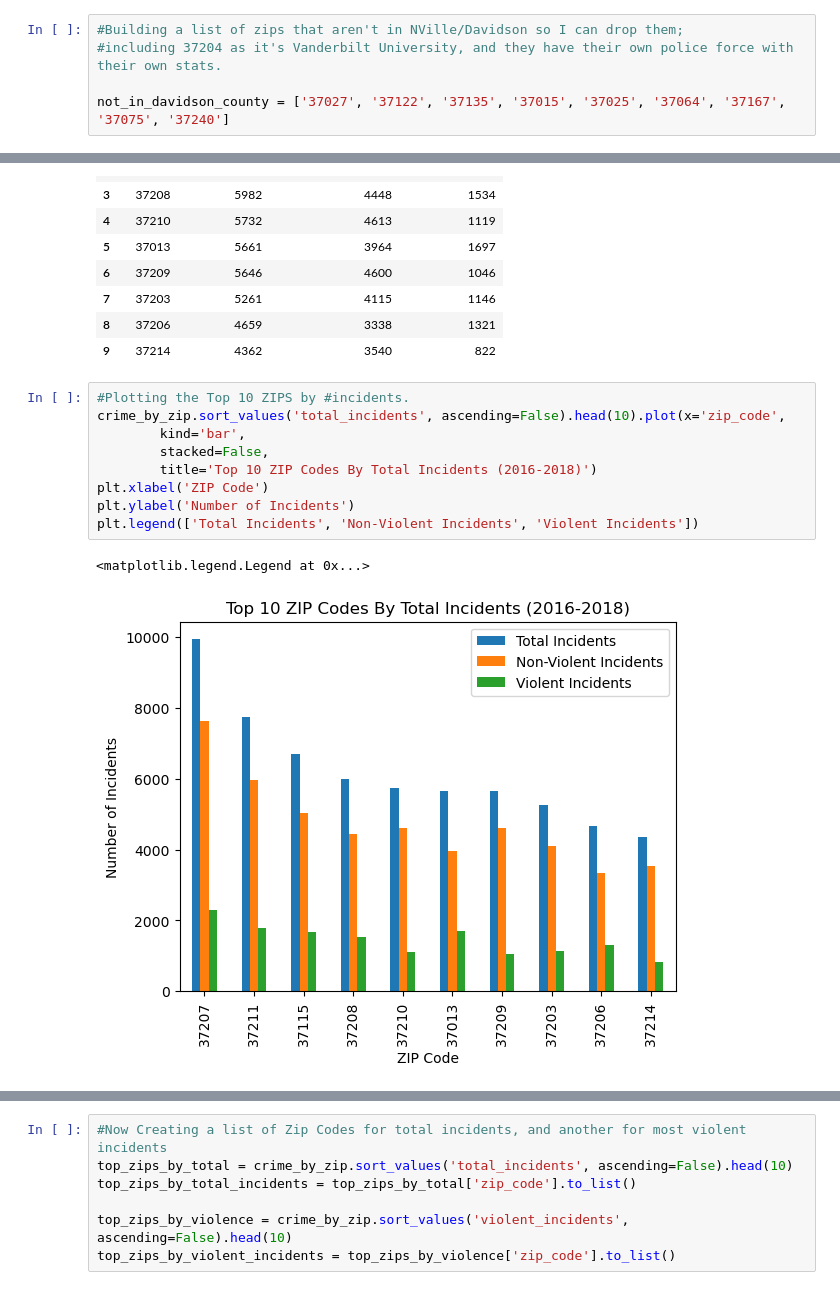
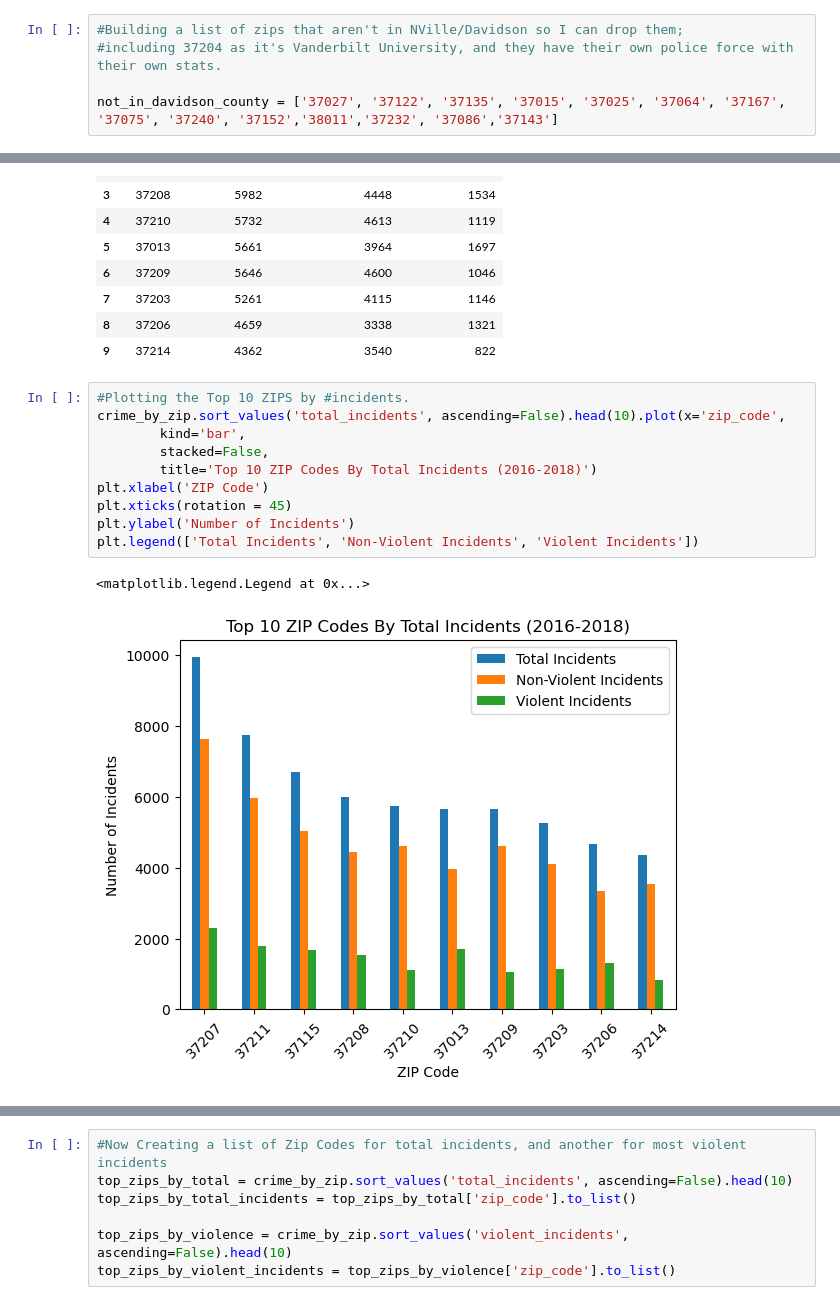
Before and after one commit to edwardbrown750/nss_da9_Capstone, a Jupyter notebook: notebook/ed_brown_da9_capstone_analysis_notebook.ipynb, the cells around one changed output, grey strips where cells are left out. Cells and saved outputs as stored; diff of their text form.

```diff
--- a/notebook/ed_brown_da9_capstone_analysis_notebook.ipynb
+++ b/notebook/ed_brown_da9_capstone_analysis_notebook.ipynb
@@ -53,7 +50,7 @@ array(['37013', '37205', '37076', '37208', '37206', '37214', '37203',
 #Building a list of zips that aren't in NVille/Davidson so I can drop them;
 #including 37204 as it's Vanderbilt University, and they have their own police force with their own stats.
 
-not_in_davidson_county = ['37027', '37122', '37135', '37015', '37025', '37064', '37167', '37075', '37240']
+not_in_davidson_county = ['37027', '37122', '37135', '37015', '37025', '37064', '37167', '37075', '37240', '37152','38011','37232', '37086','37143']
 # %%
 #Applyting above list to filter out these Zips
 mnpd_incidents = mnpd_incidents[~mnpd_incidents['zip_code'].isin(not_in_davidson_county)]
@@ -147,15 +144,16 @@ crime_by_zip.sort_values('total_incidents', ascending=False).head(10)
 # %%
 #Plotting the Top 10 ZIPS by #incidents.
 crime_by_zip.sort_values('total_incidents', ascending=False).head(10).plot(x='zip_code',
         kind='bar',
         stacked=False,
         title='Top 10 ZIP Codes By Total Incidents (2016-2018)')
 plt.xlabel('ZIP Code')
+plt.xticks(rotation = 45)
 plt.ylabel('Number of Incidents')
 plt.legend(['Total Incidents', 'Non-Violent Incidents', 'Violent Incidents'])
 # %% [output]
 <matplotlib.legend.Legend at 0x...>
-[figure, old version]
+[figure, new version]
 # %%
 #Plotting for violent crime
 crime_by_zip.sort_values('violent_incidents', ascending=False).head(10).plot(x='zip_code',
```
Also changed, not shown: parts of 173 cells of this notebook, 3 other files.
